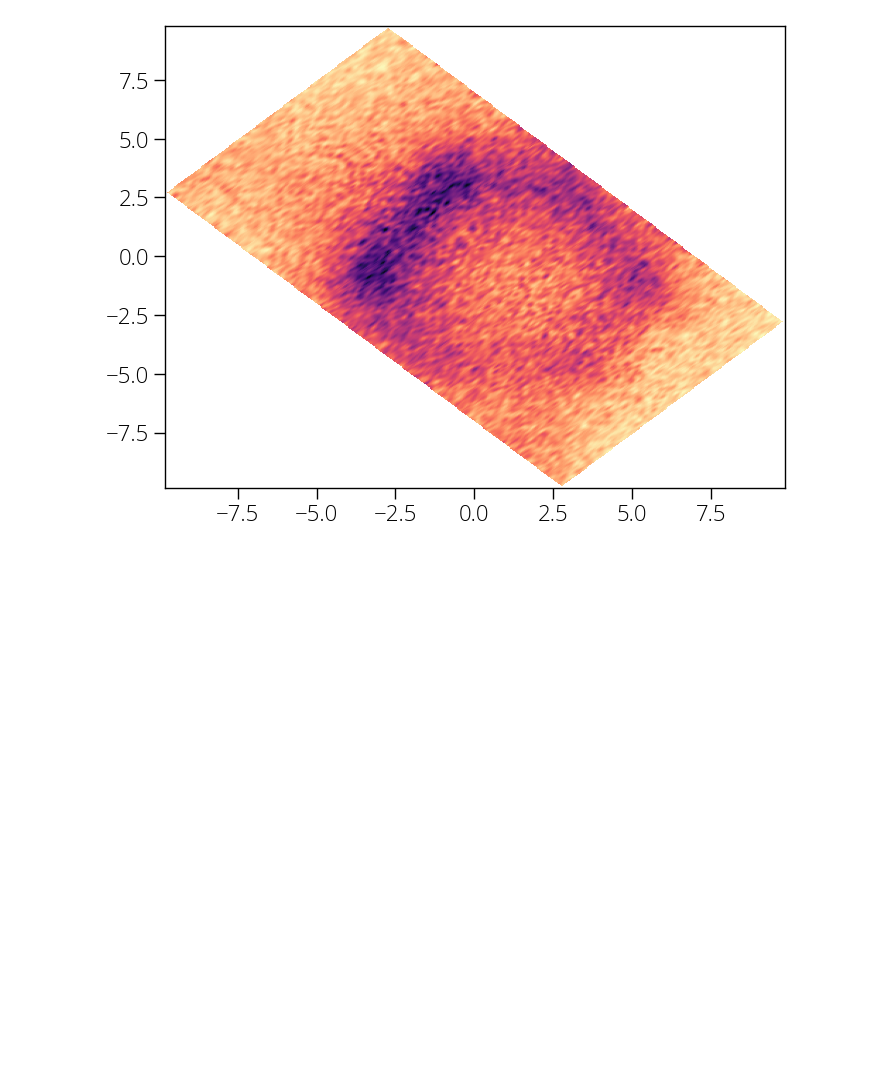
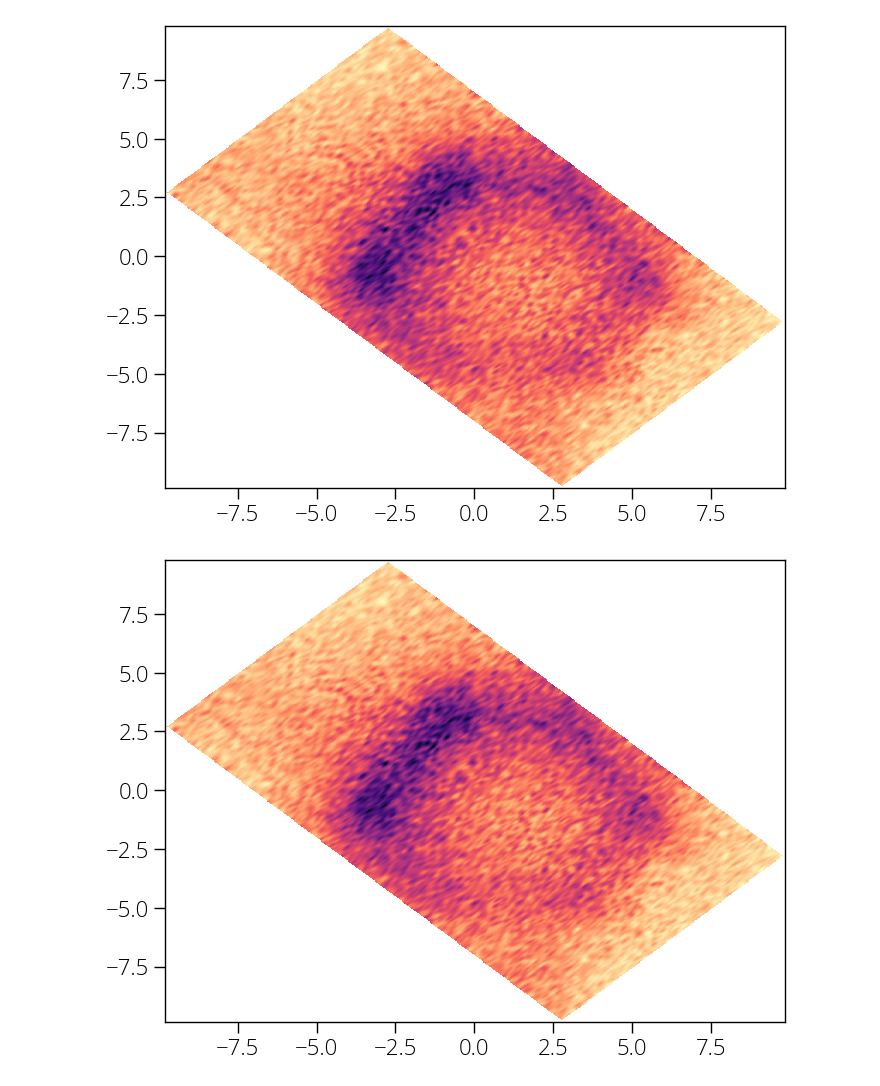
Before and after one commit to pranabdas/arpespythontools, a Jupyter notebook: notebooks/examples.ipynb, the cells around one changed output. Drawn from its saved outputs; the diff is of its cells as text; code cells hidden in the pictures; blank space fills up the shorter version.

```diff
--- a/notebooks/examples.ipynb
+++ b/notebooks/examples.ipynb
@@ -126,3 +125,11 @@ plt.imshow(data_r[150, :, :], origin = 'lower', aspect = 'auto',\
 plt.show()
 # %% [output]
 [figure]
+# %%
+data_r, theta_r, phi_r = arp.rotate_3D(data, 45, theta, phi)
+# %%
+plt.imshow(data_r[150, :, :], origin = 'lower', aspect = 'auto',\
+          extent = (phi_r[0], phi_r[-1], theta_r[0], theta_r[-1]))
+plt.show()
+# %% [output]
+[figure, added]
```
Also changed, not shown: parts of 1 cell of this notebook, 13 other files.
